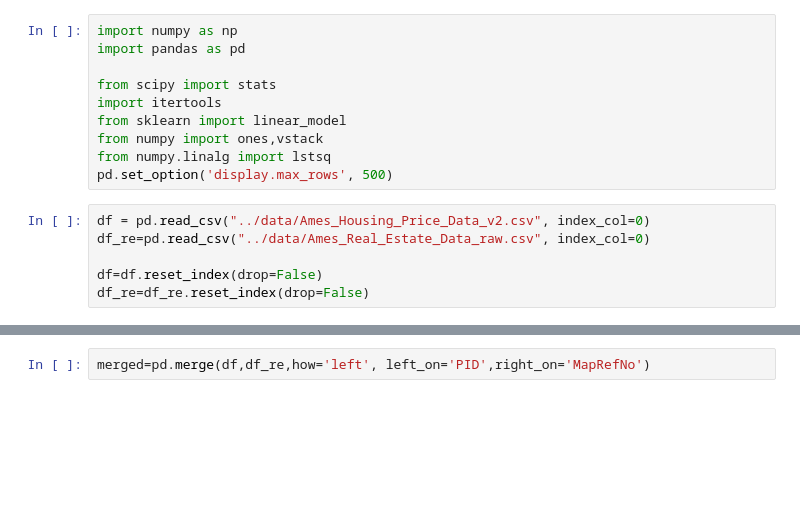
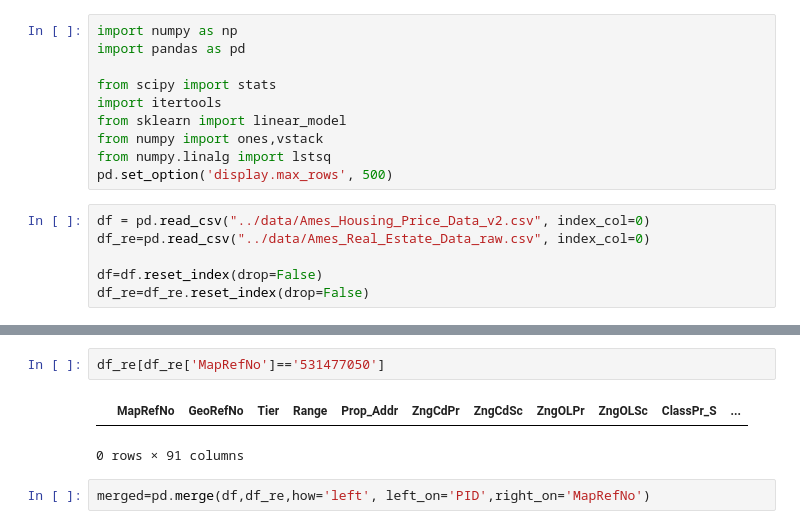
Before and after one commit to kiwymic/operation_goldfish-1, a Jupyter notebook: Moritz/House_coordinate_identification.ipynb, the cells around one changed output, grey strips where cells are left out. Cells and saved outputs as stored; diff of their text form; blank space fills up the shorter version.

```diff
--- a/Moritz/House_coordinate_identification.ipynb
+++ b/Moritz/House_coordinate_identification.ipynb
@@ -17,3 +33,8 @@ df_re=df_re.reset_index(drop=False)
+# %%
+df_re[df_re['MapRefNo']=='531477050']
+# %% [output]
+|  | MapRefNo | GeoRefNo | Tier | Range | Prop_Addr | ZngCdPr | ZngCdSc | ZngOLPr | ZngOLSc | ClassPr_S | ... |
+0 rows × 91 columns
 # %%
 merged=pd.merge(df,df_re,how='left', left_on='PID',right_on='MapRefNo')
 # %%
```
Also changed, not shown: parts of 3 cells of this notebook, 9 other files.
